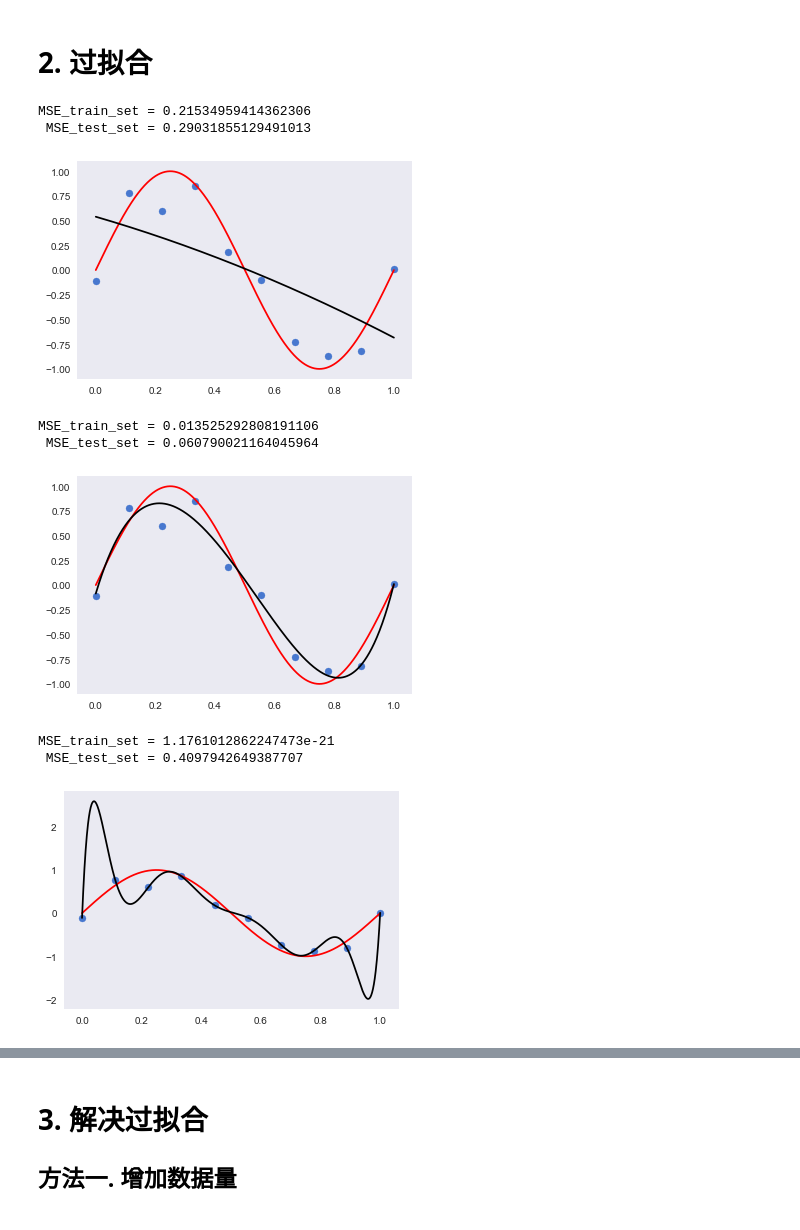
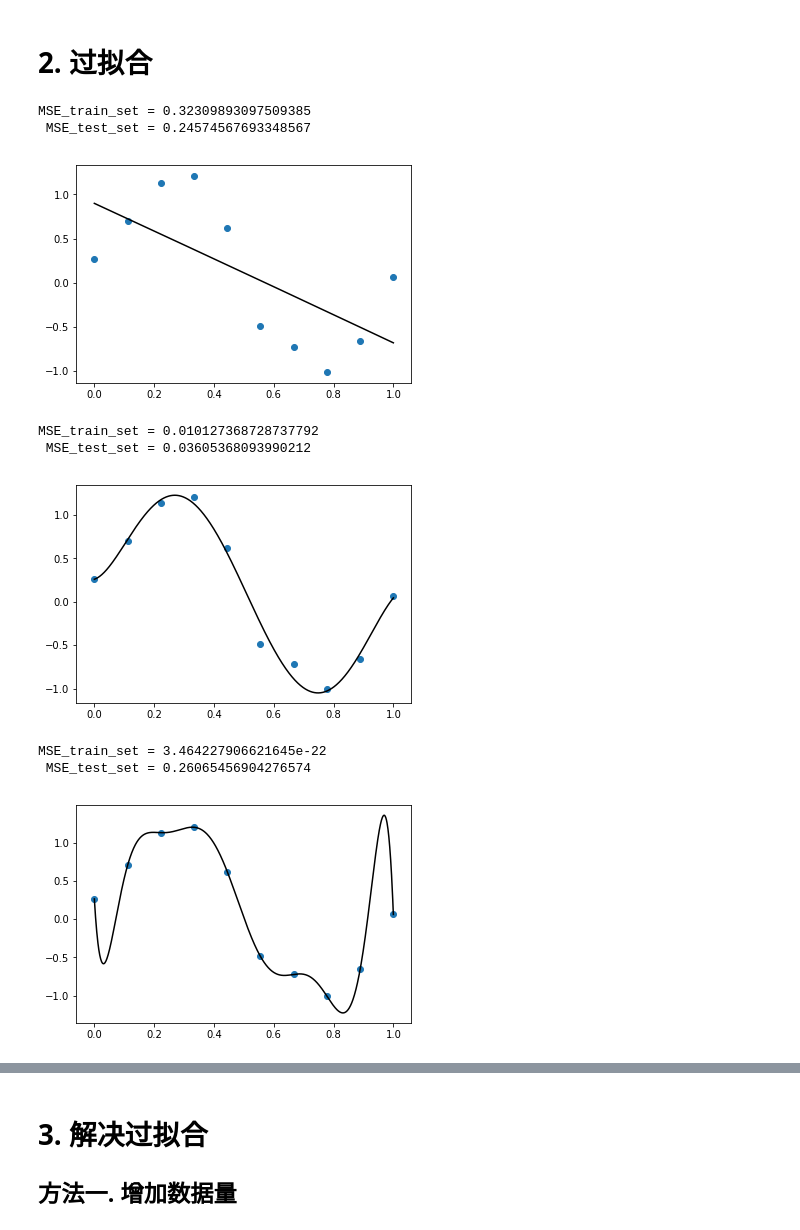
Before and after one commit to ztypl/MachineLearning, a Jupyter notebook: My_ipynb/regression/regression_overfit.ipynb, the cells around one changed output, grey strips where cells are left out. Saved outputs shown, nothing was run; the diff lists cells and outputs as text; code cells hidden in the pictures.

```diff
--- a/My_ipynb/regression/regression_overfit.ipynb
+++ b/My_ipynb/regression/regression_overfit.ipynb
@@ -11,7 +11,7 @@ from sklearn.preprocessing import PolynomialFeatures
 import seaborn as sns
 %matplotlib inline
 # %%
-sns.set(style="dark", palette="muted", color_codes=True)
+#sns.set(style="dark", palette="muted", color_codes=True)
 # %% [markdown]
 # 1. 生成数据
 
@@ -19,7 +19,9 @@ sns.set(style="dark", palette="muted", color_codes=True)
 # %%
 n_train_sample = 10
 n_test_sample = 100
-sigma = 0.2
+sigma = 0.15
+
+np.random.seed(0)
 
 x_train = np.linspace(0.0, 1.0, n_train_sample).reshape(-1,1)
 y_train = np.sin(x_train*2*np.pi)+np.random.normal(0.0, sigma, x_train.shape)
@@ -47,16 +49,17 @@ model.fit(x_train_tf, y_train)
 y_predicted = model.predict(poly.fit_transform(x_test))
 
 plt.scatter(x_train, y_train)
-plt.plot(x_ground_truth, y_ground_truth, color = 'red')
+#plt.plot(x_ground_truth, y_ground_truth, color = 'red')
 plt.plot(x_ground_truth, model.predict(poly.transform(x_ground_truth)), color='black')
+plt.savefig('underfit.pdf')
 
 MSE_train_set = mean_squared_error(y_train, model.predict(poly.transform(x_train)))
 MSE_test_set = mean_squared_error(y_test, model.predict(poly.transform(x_test)))
 print("MSE_train_set = %s\n MSE_test_set = %s" % (MSE_train_set, MSE_test_set))
 # %% [output]
-MSE_train_set = 0.21534959414362306
- MSE_test_set = 0.29031855129491013
+MSE_train_set = 0.32309893097509385
+ MSE_test_set = 0.24574567693348567
-[figure, old version]
+[figure, new version]
 # %%
 degree = 5
 poly = PolynomialFeatures(degree, include_bias=False)
@@ -67,36 +70,38 @@ model.fit(x_train_tf, y_train)
 y_predicted = model.predict(poly.fit_transform(x_test))
 
 plt.scatter(x_train, y_train)
-plt.plot(x_ground_truth, y_ground_truth, color = 'red')
+# plt.plot(x_ground_truth, y_ground_truth, color = 'red')
 plt.plot(x_ground_truth, model.predict(poly.transform(x_ground_truth)), color='black')
+plt.savefig('normal.pdf')
 
 MSE_train_set = mean_squared_error(y_train, model.predict(poly.transform(x_train)))
 MSE_test_set = mean_squared_error(y_test, model.predict(poly.transform(x_test)))
 print("MSE_train_set = %s\n MSE_test_set = %s" % (MSE_train_set, MSE_test_set))
 # %% [output]
-MSE_train_set = 0.013525292808191106
- MSE_test_set = 0.060790021164045964
+MSE_train_set = 0.010127368728737792
+ MSE_test_set = 0.03605368093990212
-[figure, old version]
+[figure, new version]
 # %%
 degree = 9
 poly = PolynomialFeatures(degree, include_bias=False)
 x_train_tf = poly.fit_transform(x_train)
 model = LinearRegression()
 model.fit(x_train_tf, y_train)
 
 y_predicted = model.predict(poly.fit_transform(x_test))
 
 plt.scatter(x_train, y_train)
-plt.plot(x_ground_truth, y_ground_truth, color = 'red')
+#plt.plot(x_ground_truth, y_ground_truth, color = 'red')
 plt.plot(x_ground_truth, model.predict(poly.transform(x_ground_truth)), color='black')
+plt.savefig('overfit.pdf')
 
 MSE_train_set = mean_squared_error(y_train, model.predict(poly.transform(x_train)))
 MSE_test_set = mean_squared_error(y_test, model.predict(poly.transform(x_test)))
 print("MSE_train_set = %s\n MSE_test_set = %s" % (MSE_train_set, MSE_test_set))
 # %% [output]
-MSE_train_set = 1.1761012862247473e-21
- MSE_test_set = 0.4097942649387707
+MSE_train_set = 3.464227906621645e-22
+ MSE_test_set = 0.26065456904276574
-[figure, old version]
+[figure, new version]
 # %%
 with plt.rc_context(rc={"figure.figsize":(20.0,20.0)}):
     pd.set_option('display.float_format', lambda x: '%.3f' % x) # 设置pandas小数打印精度
```
Also changed, not shown: parts of 8 cells of this notebook, 11 other files.
